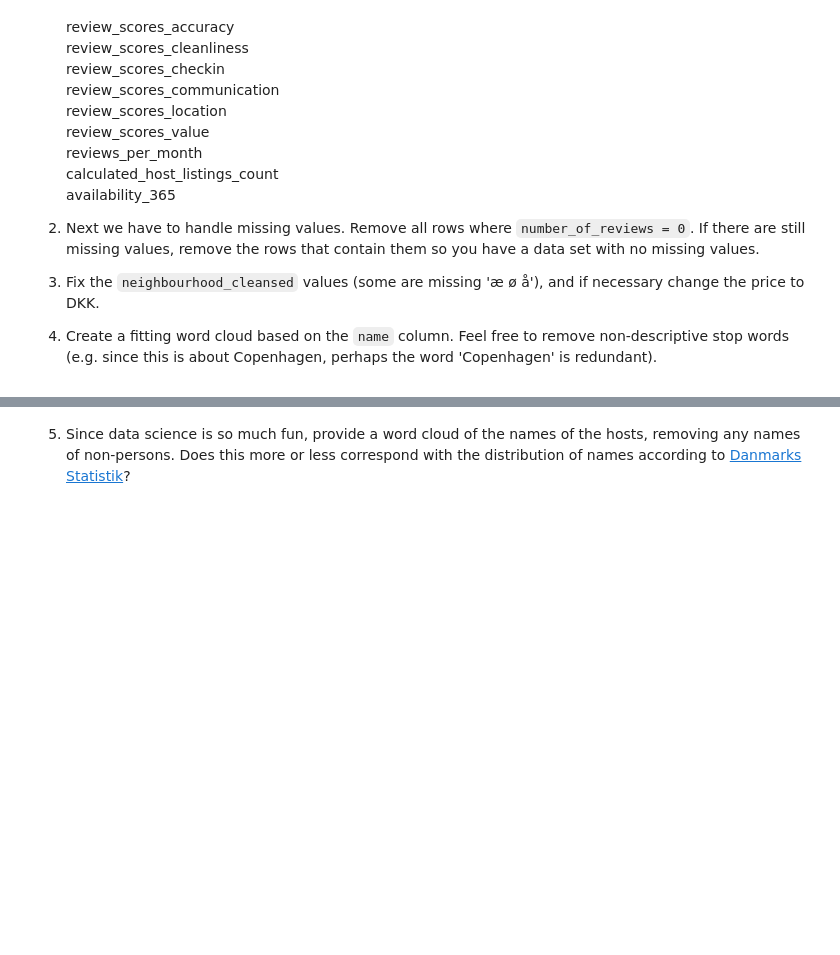
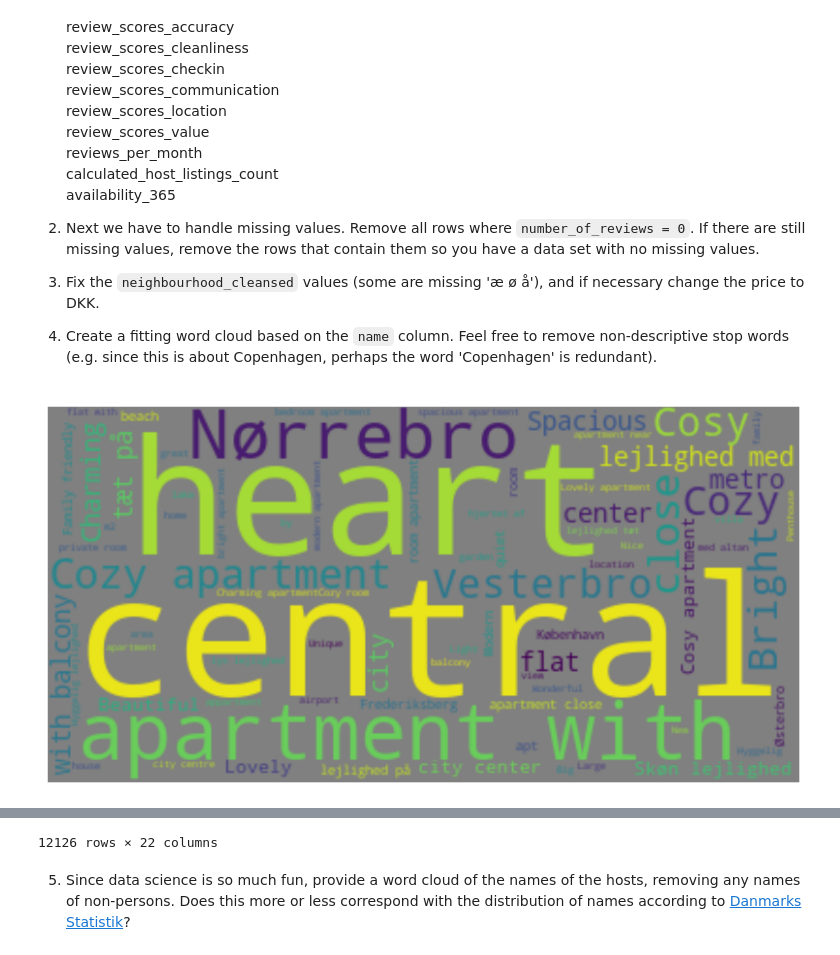
Before and after one commit to adamhalama/mal1y, a Jupyter notebook: assignment-1/src/assignment1-answer.ipynb, the cells around one changed output, grey strips where cells are left out. Saved outputs shown, nothing was run; the diff lists cells and outputs as text; code cells hidden in the pictures; blank space fills up the shorter version.

```diff
--- a/assignment-1/src/assignment1-answer.ipynb
+++ b/assignment-1/src/assignment1-answer.ipynb
@@ -68,31 +69,38 @@ desiredColumns = [
     'review_scores_checkin',
     'review_scores_communication',
     'review_scores_location',
     'review_scores_value',
     'reviews_per_month',
     'calculated_host_listings_count',
     'availability_365',
 ]
 
+# filteredAirbnbSheet - fas
 fas = airbnbSheet[desiredColumns]  # keep only these columns
 fas = fas.dropna()  # drop columns with empty vals
 # drop if num of reviews is 0
-fas = fas.drop(fas[fas.number_of_reviews > 1].index)
+fas = fas.drop(fas[fas.number_of_reviews < 1].index)
 
 
 #APPARTMENT NAMES:
 # Combine all the names into a single string
 
 text = " ".join(name for name in fas['name'].astype(str))
 
 # List of words to remove
 stopwords = set(["Copenhagen", "CPH", "the", "to", "and", "of", "in", "og", "i", "at", "a"])
 
 # Generate the word cloud
 wordcloud = WordCloud(stopwords=stopwords, background_color="grey").generate(text)
 
 # Display the word cloud
 plt.figure(figsize=(10, 6))
 plt.imshow(wordcloud, interpolation="bilinear")
 plt.axis("off")
 plt.show() #uncomment to show the wordcloud
+
+
+airbnbSheet
+fas
+# %% [output]
+[figure, added]
@@ -99,3 +119,4 @@ plt.show() #uncomment to show the wordcloud
+12126 rows × 22 columns
 # %% [markdown]
 5. Since data science is so much fun, provide a word cloud of the names of the hosts, removing any names of non-persons. Does this more or less correspond with the distribution of names according to [Danmarks Statistik](https://www.dst.dk/da/Statistik/emner/borgere/navne/navne-i-hele-befolkningen)?
 # %%
```
Also changed, not shown: parts of 12 cells of this notebook.
